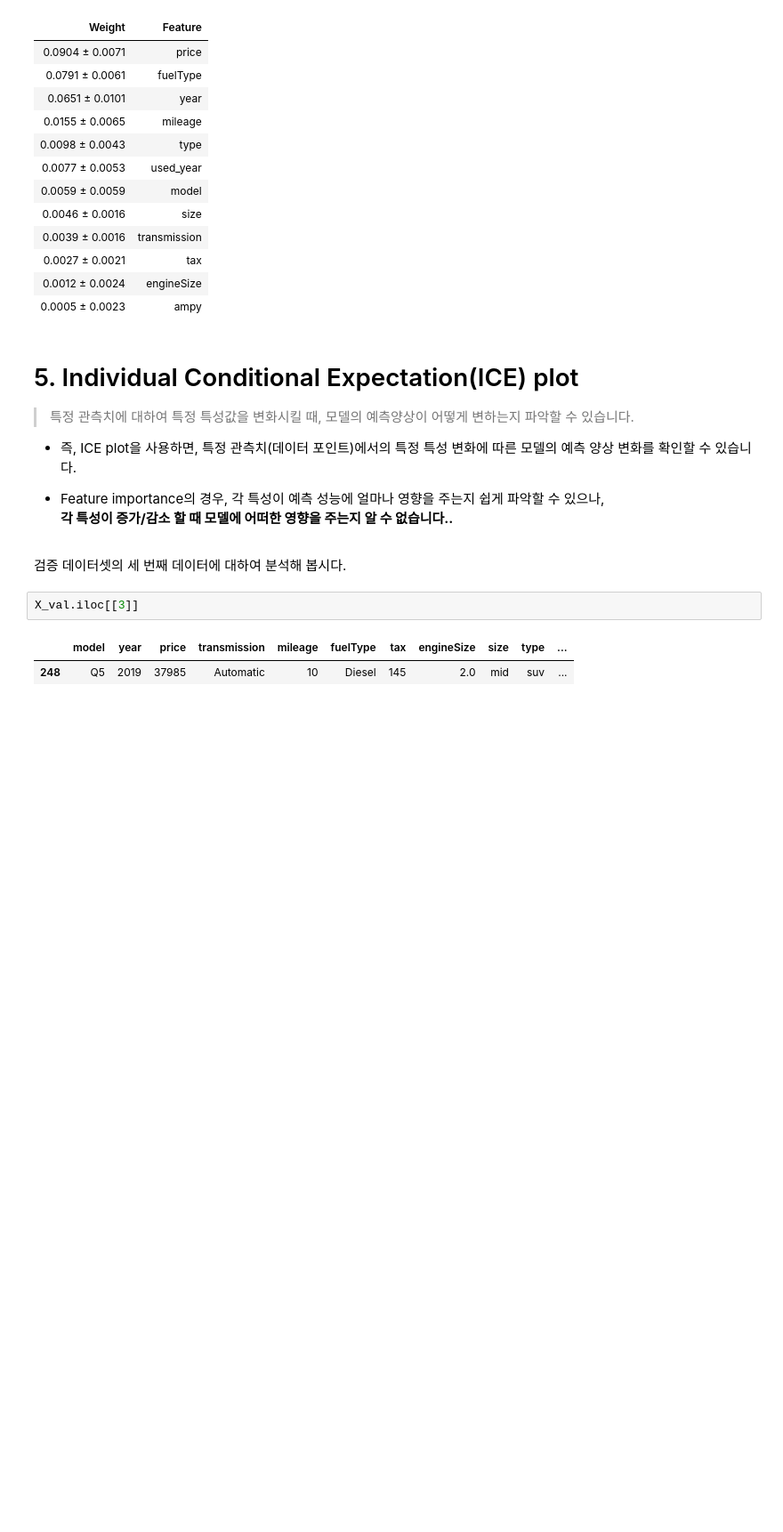
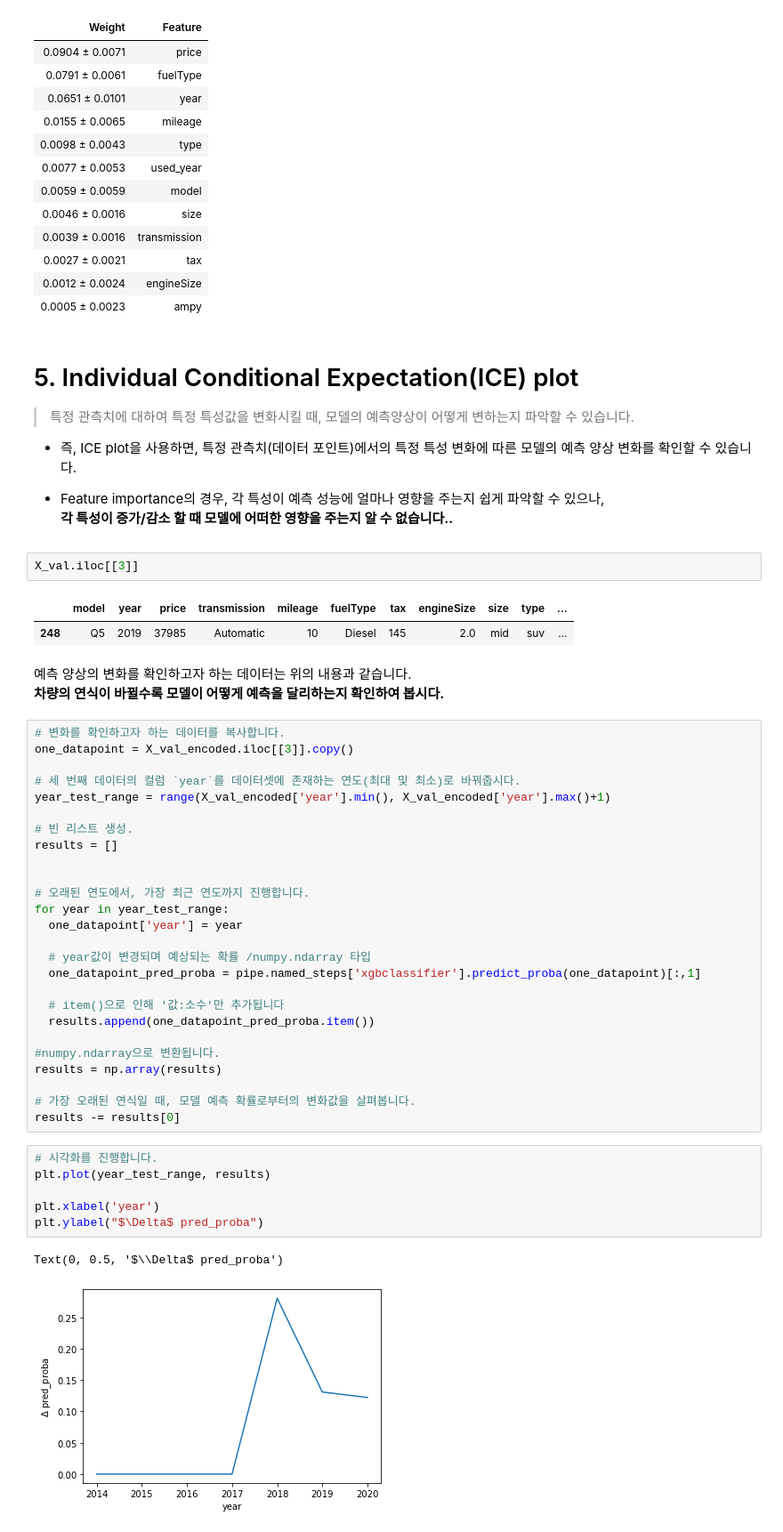
Before and after one commit to 00150/AI_07_JYP_Project_section_02, a Jupyter notebook: Classification_Used_car_modeling.ipynb, the cells around one changed output. Shown at 89% size. Drawn from its saved outputs; the diff is of its cells as text; blank space fills up the shorter version.

Commit message:
ice plot

```diff
--- a/Classification_Used_car_modeling.ipynb
+++ b/Classification_Used_car_modeling.ipynb
@@ -1294,10 +1294,46 @@ eli5.show_weights(
 
 * Feature importance의 경우, 각 특성이 예측 성능에 얼마나 영향을 주는지 쉽게 파악할 수 있으나, <br/>
   **각 특성이 증가/감소 할 때 모델에 어떠한 영향을 주는지 알 수 없습니다..**
-# %% [markdown]
-검증 데이터셋의 세 번째 데이터에 대하여 분석해 봅시다.
 # %%
 X_val.iloc[[3]]
 # %% [output]
 |  | model | year | price | transmission | mileage | fuelType | tax | engineSize | size | type | ... |
 | 248 | Q5 | 2019 | 37985 | Automatic | 10 | Diesel | 145 | 2.0 | mid | suv | ... |
+# %% [markdown]
+예측 양상의 변화를 확인하고자 하는 데이터는 위의 내용과 같습니다. <br/>
+**차량의 연식이 바뀔수록 모델이 어떻게 예측을 달리하는지 확인하여 봅시다.**
+# %%
+# 변화를 확인하고자 하는 데이터를 복사합니다.
+one_datapoint = X_val_encoded.iloc[[3]].copy()
+
+# 세 번째 데이터의 컬럼 `year`를 데이터셋에 존재하는 연도(최대 및 최소)로 바꿔줍시다.
+year_test_range = range(X_val_encoded['year'].min(), X_val_encoded['year'].max()+1)
+
+# 빈 리스트 생성.
+results = []
+
+
+# 오래된 연도에서, 가장 최근 연도까지 진행합니다.
+for year in year_test_range:
+  one_datapoint['year'] = year
+
+  # year값이 변경되며 예상되는 확률 /numpy.ndarray 타입
+  one_datapoint_pred_proba = pipe.named_steps['xgbclassifier'].predict_proba(one_datapoint)[:,1]
+
+  # item()으로 인해 '값:소수'만 추가됩니다
+  results.append(one_datapoint_pred_proba.item())
+
+#numpy.ndarray으로 변환됩니다.
+results = np.array(results)
+
+# 가장 오래된 연식일 때, 모델 예측 확률로부터의 변화값을 살펴봅니다.
+results -= results[0]
+# %%
+# 시각화를 진행합니다.
+plt.plot(year_test_range, results)
+
+plt.xlabel('year')
+plt.ylabel("$\Delta$ pred_proba")
+# %% [output]
+Text(0, 0.5, '$\\Delta$ pred_proba')
+[figure, added]
```
Also changed, not shown: parts of 7 cells of this notebook.
